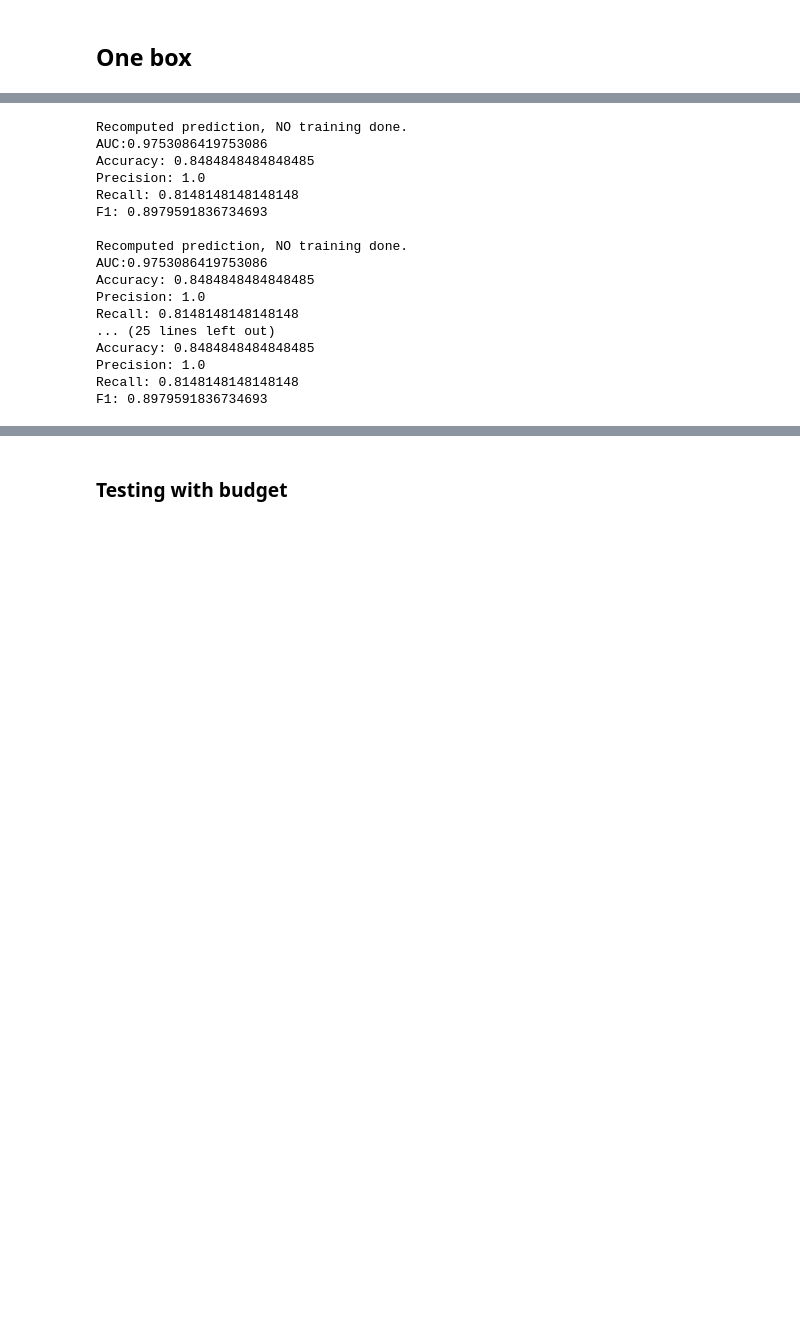
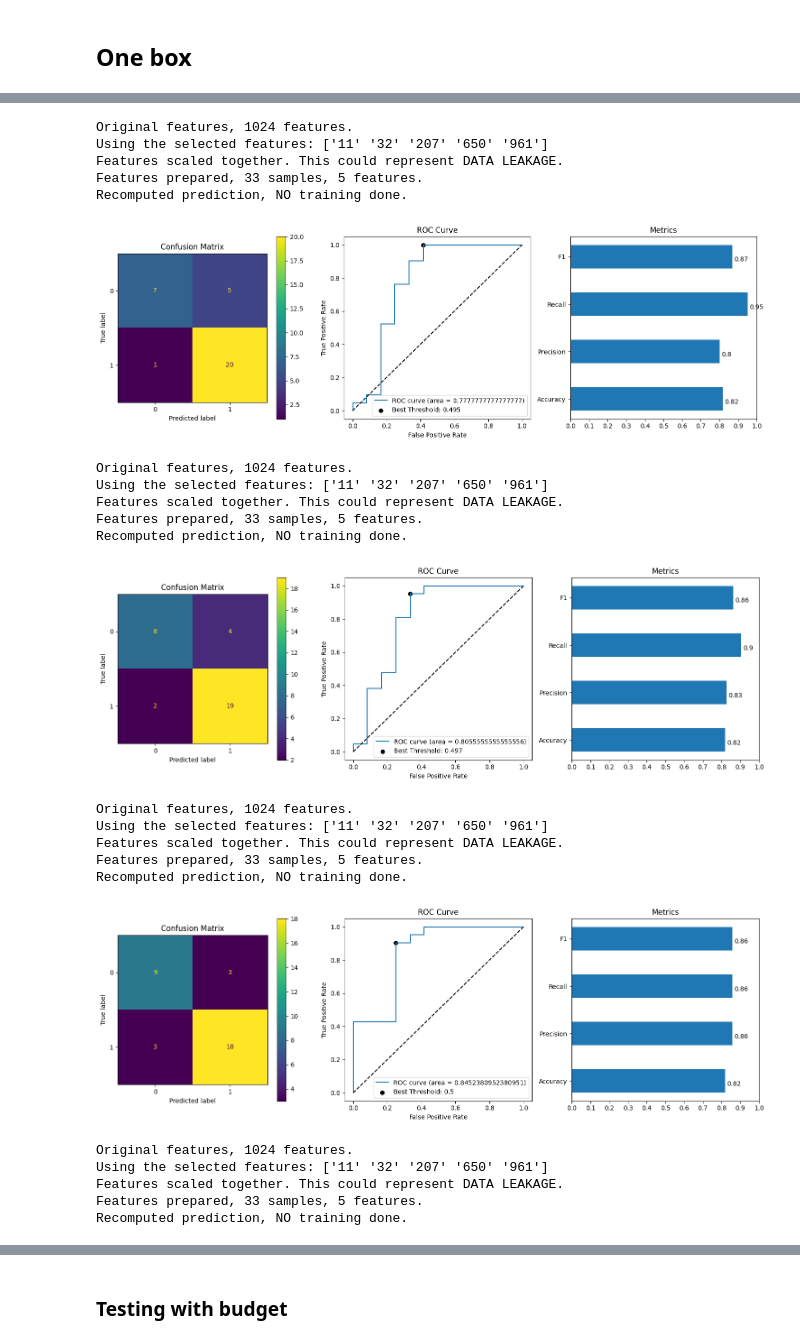
Before and after one commit to Likalto4/Added_value_feature_uncertainty, a Jupyter notebook: deep/machine_learning/trainig_pipeline.ipynb, the cells around one changed output, grey strips where cells are left out. Drawn from its saved outputs; the diff is of its cells as text; code cells hidden in the pictures; blank space fills up the shorter version.

```diff
--- a/deep/machine_learning/trainig_pipeline.ipynb
+++ b/deep/machine_learning/trainig_pipeline.ipynb
@@ -435,33 +474,34 @@ F1: 0.8979591836734693
 # %%
-# try predicting with the individual values of the radiologists
-# get mean features from radiologists
-# main_df = None
 for rad in ['V', 'M', 'L']:
     for time in [1,2]:
         # get the features, remove the first column (patient ID)
-# rad = 'L'
-# time = 1
         features = pd.read_csv(repo_path / f'data/deep/features/features_1024/{rad}_{time}_features.csv', index_col=0)
 
         # redefine new features and labels
-        predictor.scale_features(features)
+        predictor.prepare_features(features, show_info=True, scale_together=False, training=False)
         predictor.ordered_inference()
-        predictor.compute_metrics(plot_roc=False, plot_CM=False)
+        predictor.compute_metrics(plot_metrics=True)
 # %% [output]
+Original features, 1024 features.
+Using the selected features: ['11' '32' '207' '650' '961']
+Features scaled together. This could represent DATA LEAKAGE.
+Features prepared, 33 samples, 5 features.
 Recomputed prediction, NO training done.
-AUC:0.9753086419753086
-Accuracy: 0.8484848484848485
-Precision: 1.0
-Recall: 0.8148148148148148
-F1: 0.8979591836734693
-
-Recomputed prediction, NO training done.
-AUC:0.9753086419753086
-Accuracy: 0.8484848484848485
-Precision: 1.0
-Recall: 0.8148148148148148
-... (25 lines left out)
-Accuracy: 0.8484848484848485
-Precision: 1.0
-Recall: 0.8148148148148148
-F1: 0.8979591836734693
+[figure, added]
+Original features, 1024 features.
+Using the selected features: ['11' '32' '207' '650' '961']
+Features scaled together. This could represent DATA LEAKAGE.
+Features prepared, 33 samples, 5 features.
+Recomputed prediction, NO training done.
+[figure, added]
+Original features, 1024 features.
+Using the selected features: ['11' '32' '207' '650' '961']
+Features scaled together. This could represent DATA LEAKAGE.
+Features prepared, 33 samples, 5 features.
+Recomputed prediction, NO training done.
+[figure, added]
+Original features, 1024 features.
+Using the selected features: ['11' '32' '207' '650' '961']
+Features scaled together. This could represent DATA LEAKAGE.
+Features prepared, 33 samples, 5 features.
+Recomputed prediction, NO training done.
```
Also changed, not shown: parts of 15 cells of this notebook, 2 other files.
